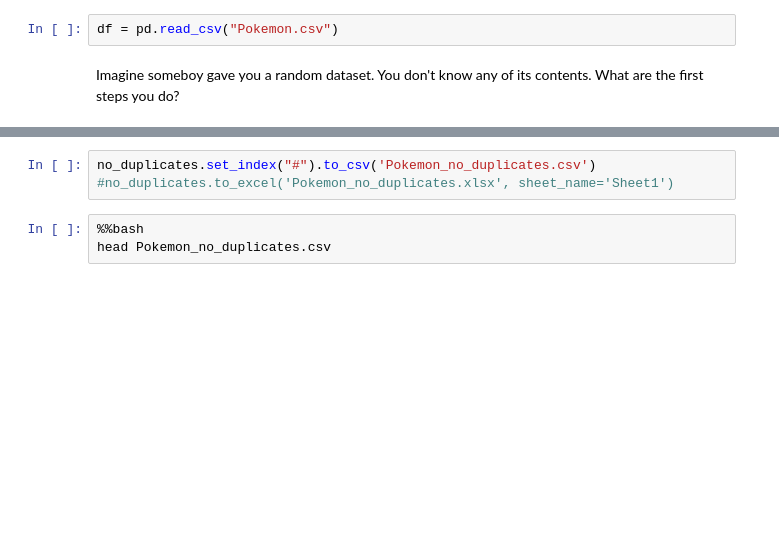
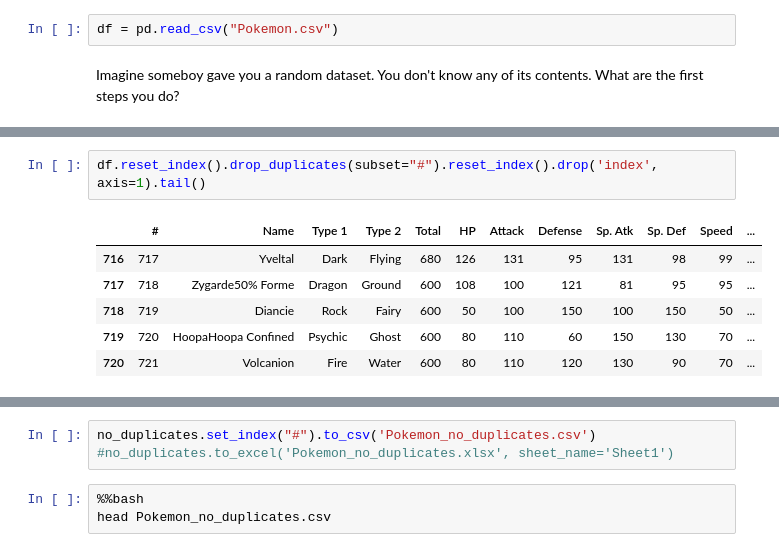
Before and after one commit to scientificprogrammingUOS/lectures, a Jupyter notebook: week06-Framing_Data_with_Pandas/lecture.ipynb, the cells around one changed output, grey strips where cells are left out. Drawn from its saved outputs; the diff is of its cells as text; blank space fills up the shorter version.

```diff
--- a/week06-Framing_Data_with_Pandas/lecture.ipynb
+++ b/week06-Framing_Data_with_Pandas/lecture.ipynb
@@ -539,0 +1292,9 @@ df.reset_index().drop_duplicates(subset="#").tail()
+# %%
+df.reset_index().drop_duplicates(subset="#").reset_index().drop('index', axis=1).tail()
+# %% [output]
+|  | # | Name | Type 1 | Type 2 | Total | HP | Attack | Defense | Sp. Atk | Sp. Def | Speed | ... |
+| 716 | 717 | Yveltal | Dark | Flying | 680 | 126 | 131 | 95 | 131 | 98 | 99 | ... |
+| 717 | 718 | Zygarde50% Forme | Dragon | Ground | 600 | 108 | 100 | 121 | 81 | 95 | 95 | ... |
+| 718 | 719 | Diancie | Rock | Fairy | 600 | 50 | 100 | 150 | 100 | 150 | 50 | ... |
+| 719 | 720 | HoopaHoopa Confined | Psychic | Ghost | 600 | 80 | 110 | 60 | 150 | 130 | 70 | ... |
+| 720 | 721 | Volcanion | Fire | Water | 600 | 80 | 110 | 120 | 130 | 90 | 70 | ... |
```
Also changed, not shown: parts of 154 cells of this notebook, 1 other file.
